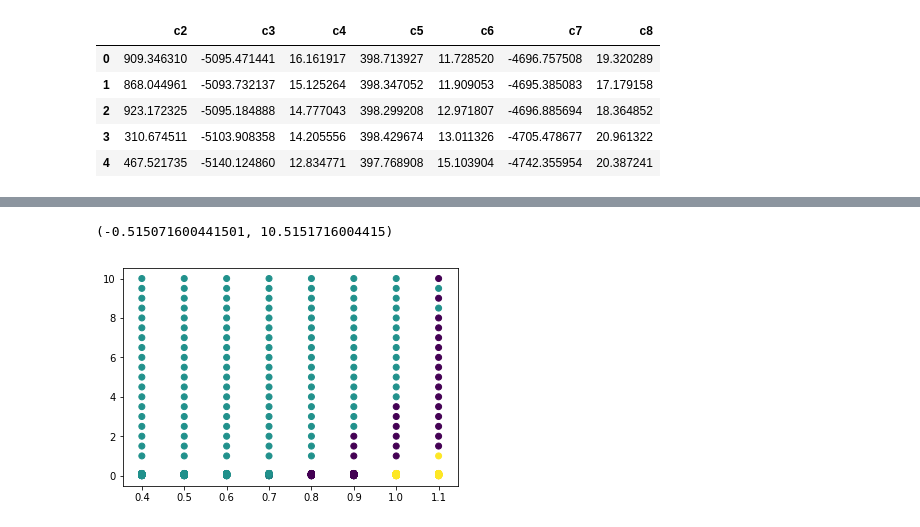
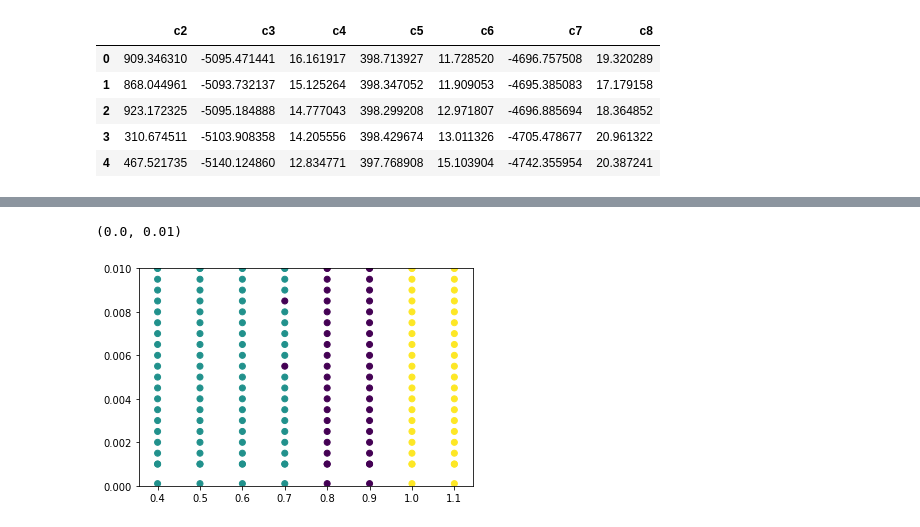
Before and after one commit to AlexVTimofeev/phaseTransitionML, a Jupyter notebook: Clustering1000.ipynb, the cells around one changed output, grey strips where cells are left out. Cells and saved outputs as stored; diff of their text form; code cells hidden in the pictures.

```diff
--- a/Clustering1000.ipynb
+++ b/Clustering1000.ipynb
@@ -44,6 +59,6 @@ import matplotlib.pyplot as plt
 # %%
 plt.scatter(x,y,c=kmeans)
-plt.ylim()
+plt.ylim(.0,.01)
 # %% [output]
-(-0.515071600441501, 10.5151716004415)
+(0.0, 0.01)
-[figure, old version]
+[figure, new version]
```
Also changed, not shown: parts of 10 cells of this notebook.
